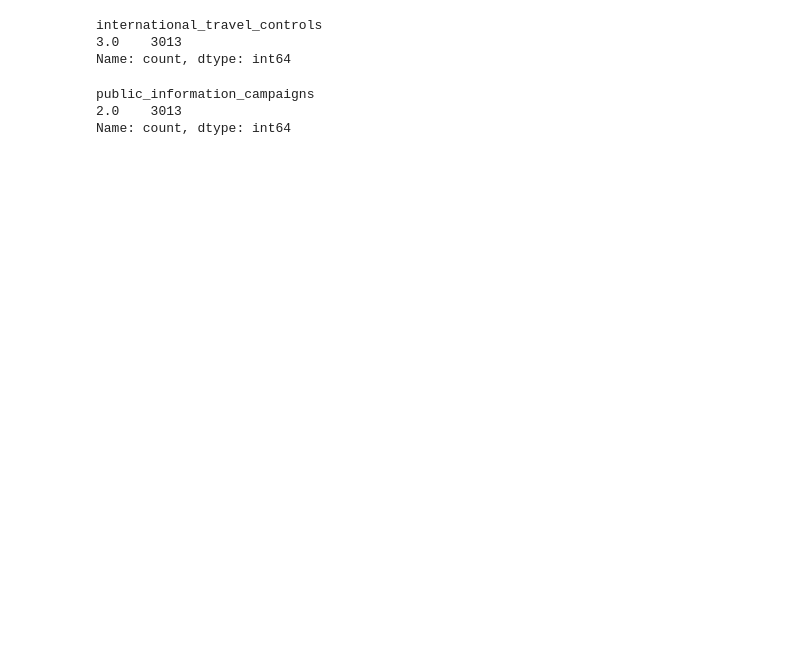
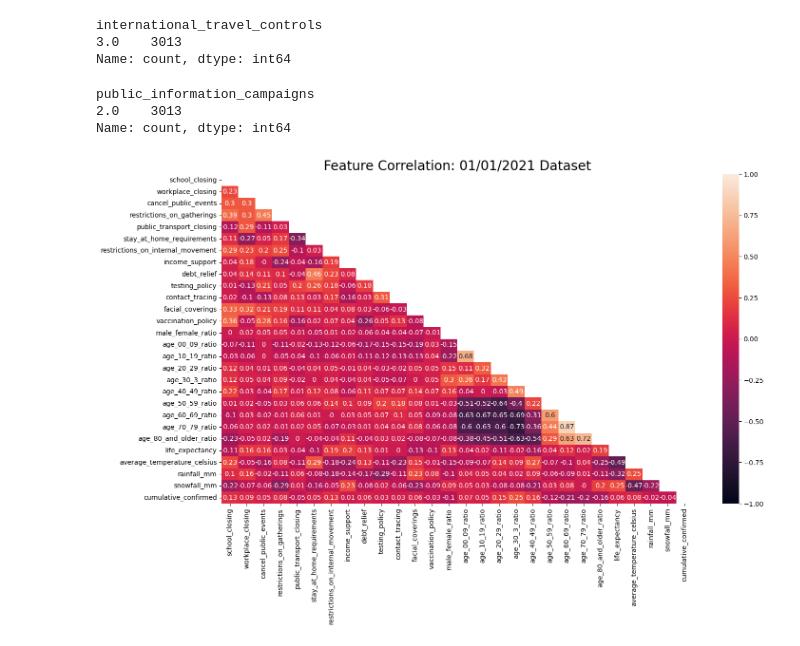
Before and after one commit to jrrrrrr0770/Covid-19-Study, a Jupyter notebook: 2_EDA.ipynb, the cells around one changed output. Saved outputs shown, nothing was run; the diff lists cells and outputs as text; code cells hidden in the pictures; blank space fills up the shorter version.

```diff
--- a/2_EDA.ipynb
+++ b/2_EDA.ipynb
@@ -69,3 +68,19 @@ merge_1_corr.public_information_campaigns.value_counts()
 public_information_campaigns
 2.0    3013
 Name: count, dtype: int64
+# %%
+merge_1_corr = merge_1.drop(columns = ['Unnamed: 0', 'new_confirmed', 'new_deceased', 'dew_point',
+                                       'cumulative_deceased', 'international_travel_controls', 'public_information_campaigns'])
+plt.figure(figsize = (16, 9))
+corr = round(merge_1_corr.corr(numeric_only = True), 2)
+mask = np.zeros_like(corr)
+mask[np.triu_indices_from(mask)] = True
+
+sns.heatmap(corr,
+            vmin = -1,
+            vmax = 1,
+            mask = mask,
+            annot = True);
+plt.title('Feature Correlation: 01/01/2021 Dataset', size = 20);
+# %% [output]
+[figure, added]
```
Also changed, not shown: parts of 2 cells of this notebook, 1 other file.
